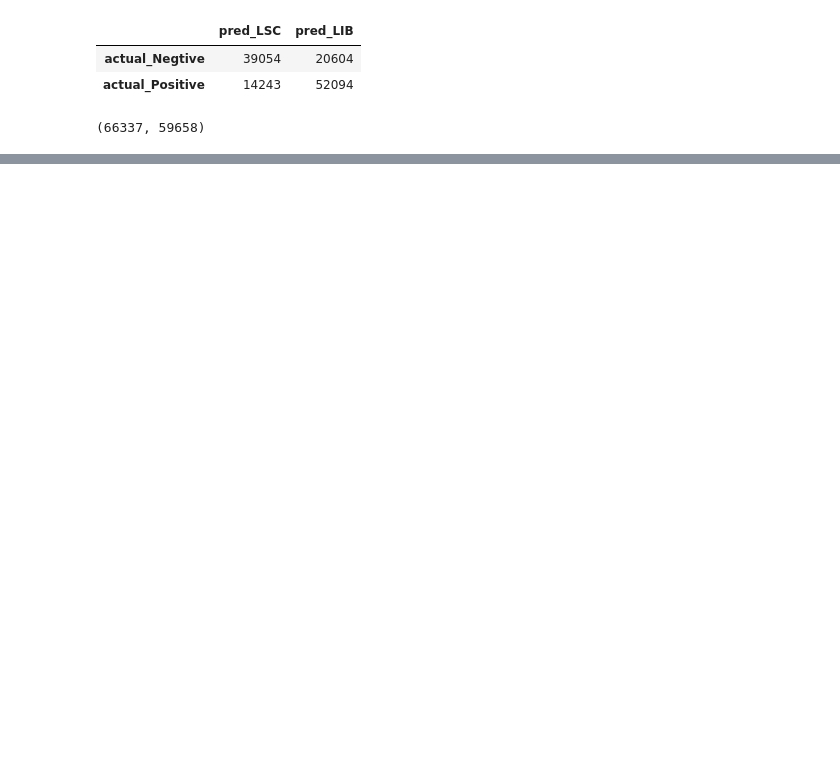
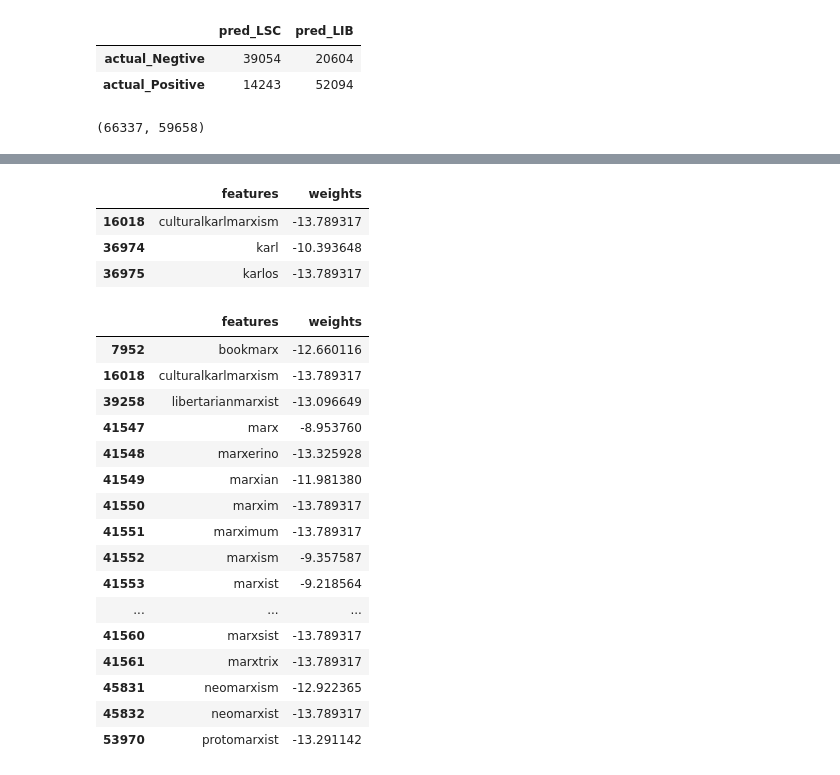
Before and after one commit to camarenad/subreddit_classification, a Jupyter notebook: daniel_camarena_la/models/naive_bayes_model.ipynb, the cells around one changed output, grey strips where cells are left out. Cells and saved outputs as stored; diff of their text form; code cells hidden in the pictures; blank space fills up the shorter version.

```diff
--- a/daniel_camarena_la/models/naive_bayes_model.ipynb
+++ b/daniel_camarena_la/models/naive_bayes_model.ipynb
@@ -114,0 +153,4 @@ with open('../assets/naive_bayes_model.pkl','wb+') as f:
+# %%
+weights = gs.best_estimator_.steps[-1][1].coef_[0]
+# %%
+features = gs.best_estimator_.steps[0][1].get_feature_names()
@@ -114,0 +159,37 @@ with open('../assets/naive_bayes_model.pkl','wb+') as f:
+# %%
+df = {
+    "features":features,
+    "weights":weights,
+}
+df = pd.DataFrame(df)
+# %%
+df[df.features.str.contains("karl")].head(100)
+# %% [output]
+|  | features | weights |
+| 16018 | culturalkarlmarxism | -13.789317 |
+| 36974 | karl | -10.393648 |
+| 36975 | karlos | -13.789317 |
+# %%
+def keyworder(frame,keyword_list):
+    for word in keyword_list:
+        if word in keyword_list:
+            return frame[frame.features.str.contains(word)]
+keyworder(df,['marx','socialism','freedom','democracy'])
+# %% [output]
+|  | features | weights |
+| 7952 | bookmarx | -12.660116 |
+| 16018 | culturalkarlmarxism | -13.789317 |
+| 39258 | libertarianmarxist | -13.096649 |
+| 41547 | marx | -8.953760 |
+| 41548 | marxerino | -13.325928 |
+| 41549 | marxian | -11.981380 |
+| 41550 | marxim | -13.789317 |
+| 41551 | marximum | -13.789317 |
+| 41552 | marxism | -9.357587 |
+| 41553 | marxist | -9.218564 |
+| ... | ... | ... |
+| 41560 | marxsist | -13.789317 |
+| 41561 | marxtrix | -13.789317 |
+| 45831 | neomarxism | -12.922365 |
+| 45832 | neomarxist | -13.789317 |
+| 53970 | protomarxist | -13.291142 |
```
Also changed, not shown: parts of 23 cells of this notebook, 3 other files.
